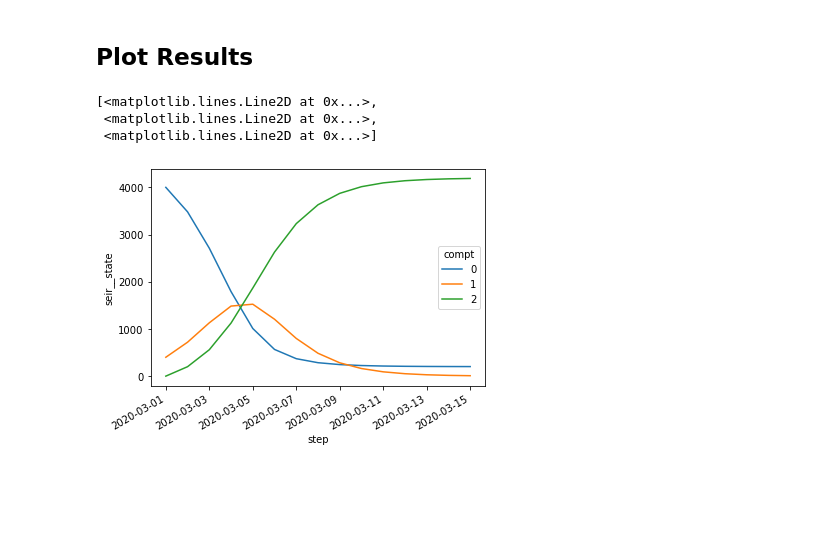
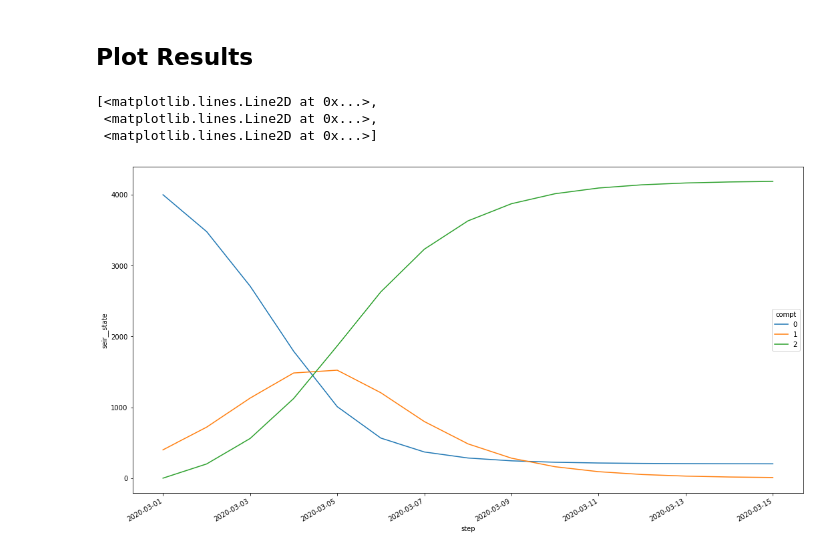
Before and after one commit to UT-Covid/episimlab, a Jupyter notebook: notebooks/20210731_markov_sandbox.ipynb, the cells around one changed output. Drawn from its saved outputs; the diff is of its cells as text; code cells hidden in the pictures; blank space fills up the shorter version.

```diff
--- a/notebooks/20210731_markov_sandbox.ipynb
+++ b/notebooks/20210731_markov_sandbox.ipynb
@@ -389,15 +389,7 @@ class FOI:
     rate_S2I = var(intent='out', groups=['tm'])
     age_coords = glob('age_coords', intent='in')
 
-    def initialize(self):
-        self.rate_S2I = 0.
-
     def run_step(self):
-        # self.rate_S2I = self.brute_force_foi
-        # assert np.testing.assert_allclose(self.brute_force_foi.values, self.foi.values)
-        # print(self.brute_force_foi, self.foi)
-        # assert 0
-        # breakpoint()
         self.rate_S2I = self.foi
 
     def init_foi(self) -> xr.DataArray:
@@ -409,27 +401,17 @@ class FOI:
         I = self.I.rename({'age': 'age1'})
         N_flat = self.state.sum('compt')
         N = xr.concat([N_flat] * len(self.age_coords), dim='age1').rename({'age': 'age0'})
-        # print(N)
-        self.N_arr_np = N
-        # breakpoint()
         foi = (self.beta * self.phi * S * I / N).sum('age1').rename({'age0': 'age'})
-        # print(f"np {N}")
-        # foi is same except for denominator
         return foi
 
     @property
     def brute_force_foi(self) -> xr.DataArray:
         foi = self.init_foi()
-        self.N_arr = xr.DataArray(float('nan'), dims=('age0', 'age1'), coords=dict(age0=self.age_coords, age1=self.age_coords))
         for a0, a1 in product(*[self.age_coords] * 2):
-            print(a0, a1)
             phi = self.phi.loc[a0, a1].values
             S = self.S.loc[dict(age=a0)].values
             I = self.I.loc[dict(age=a1)].values
             N = self.state.loc[dict(age=a0)].sum('compt').values
-            # foi is same except for denominator
-            # print(f"bf {N}")
-            self.N_arr.loc[dict(age0=a0, age1=a1)] = N
             foi.loc[dict(age=a0)] += phi * self.beta * S * I / N
         return foi
 
@@ -492,9 +474,9 @@ Data variables:
 # %% [markdown]
 ## Plot Results
 # %%
-out_ds['seir__state'].sum('age').plot.line(x='step')
+out_ds['seir__state'].sum('age').plot.line(x='step', aspect=2, size=9)
 # %% [output]
 [<matplotlib.lines.Line2D at 0x...>,
  <matplotlib.lines.Line2D at 0x...>,
  <matplotlib.lines.Line2D at 0x...>]
-[figure, old version]
+[figure, new version]
```
